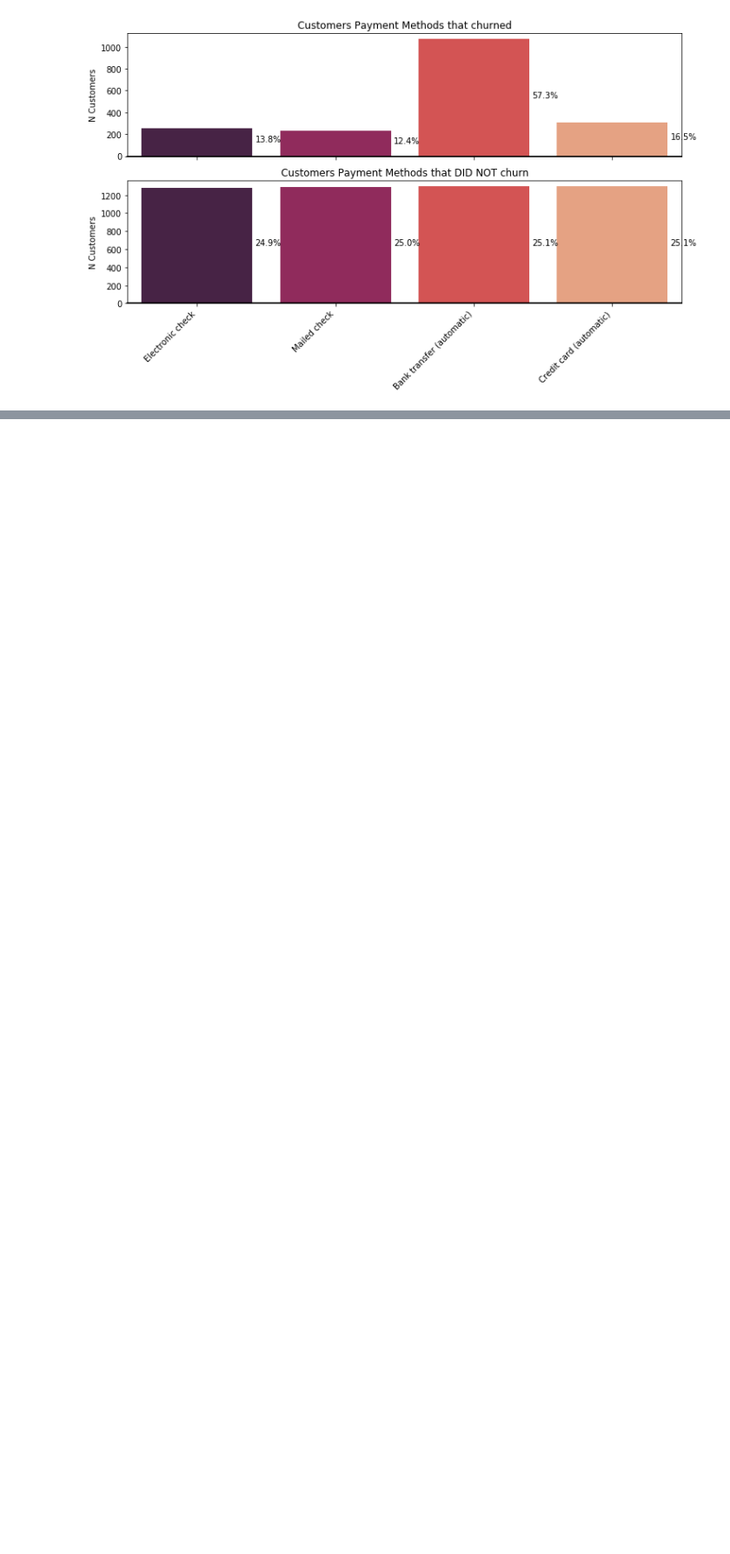
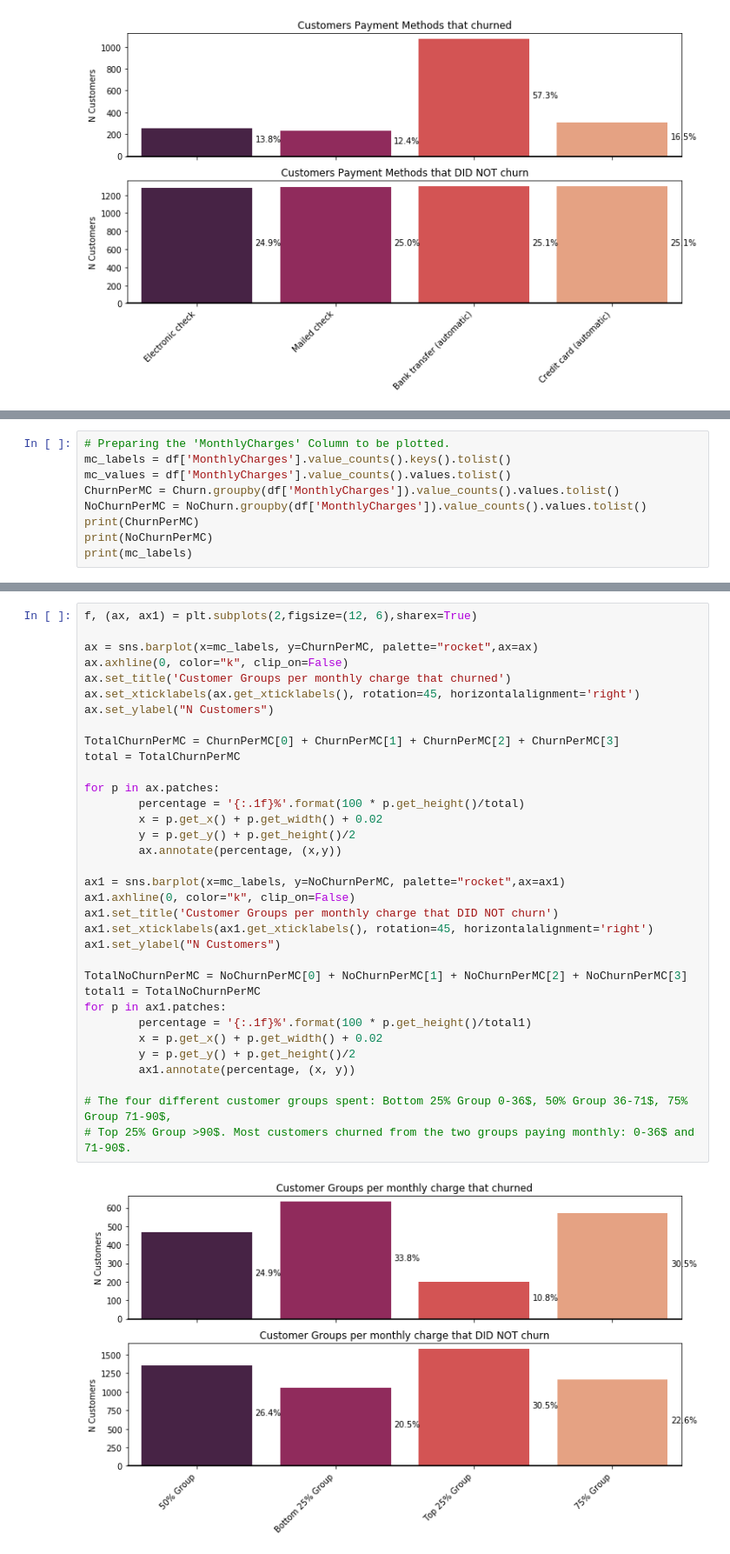
Before and after one commit to edab96/AI-and-Robotics-Project, a Jupyter notebook: Telco Churn EDA.ipynb, the cells around one changed output, grey strips where cells are left out. Shown: that part at 87% size. Drawn from its saved outputs; the diff is of its cells as text; blank space fills up the shorter version.

```diff
--- a/Telco Churn EDA.ipynb
+++ b/Telco Churn EDA.ipynb
@@ -1052,0 +1057,9 @@ num_cols
+# %%
+# Preparing the 'MonthlyCharges' Column to be plotted.
+mc_labels = df['MonthlyCharges'].value_counts().keys().tolist()
+mc_values = df['MonthlyCharges'].value_counts().values.tolist()
+ChurnPerMC = Churn.groupby(df['MonthlyCharges']).value_counts().values.tolist()
+NoChurnPerMC = NoChurn.groupby(df['MonthlyCharges']).value_counts().values.tolist()
+print(ChurnPerMC)
+print(NoChurnPerMC)
+print(mc_labels)
@@ -1052,0 +1070,36 @@ num_cols
+# %%
+f, (ax, ax1) = plt.subplots(2,figsize=(12, 6),sharex=True)
+
+ax = sns.barplot(x=mc_labels, y=ChurnPerMC, palette="rocket",ax=ax)
+ax.axhline(0, color="k", clip_on=False)
+ax.set_title('Customer Groups per monthly charge that churned')
+ax.set_xticklabels(ax.get_xticklabels(), rotation=45, horizontalalignment='right')
+ax.set_ylabel("N Customers")
+
+TotalChurnPerMC = ChurnPerMC[0] + ChurnPerMC[1] + ChurnPerMC[2] + ChurnPerMC[3]
+total = TotalChurnPerMC
+
+for p in ax.patches:
+        percentage = '{:.1f}%'.format(100 * p.get_height()/total)
+        x = p.get_x() + p.get_width() + 0.02
+        y = p.get_y() + p.get_height()/2
+        ax.annotate(percentage, (x,y))
+
+ax1 = sns.barplot(x=mc_labels, y=NoChurnPerMC, palette="rocket",ax=ax1)
+ax1.axhline(0, color="k", clip_on=False)
+ax1.set_title('Customer Groups per monthly charge that DID NOT churn')
+ax1.set_xticklabels(ax1.get_xticklabels(), rotation=45, horizontalalignment='right')
+ax1.set_ylabel("N Customers")
+
+TotalNoChurnPerMC = NoChurnPerMC[0] + NoChurnPerMC[1] + NoChurnPerMC[2] + NoChurnPerMC[3]
+total1 = TotalNoChurnPerMC
+for p in ax1.patches:
+        percentage = '{:.1f}%'.format(100 * p.get_height()/total1)
+        x = p.get_x() + p.get_width() + 0.02
+        y = p.get_y() + p.get_height()/2
+        ax1.annotate(percentage, (x, y))
+
+# The four different customer groups spent: Bottom 25% Group 0-36$, 50% Group 36-71$, 75% Group 71-90$,
+# Top 25% Group >90$. Most customers churned from the two groups paying monthly: 0-36$ and 71-90$.
+# %% [output]
+[figure, added]
```
Also changed, not shown: parts of 14 cells of this notebook.
